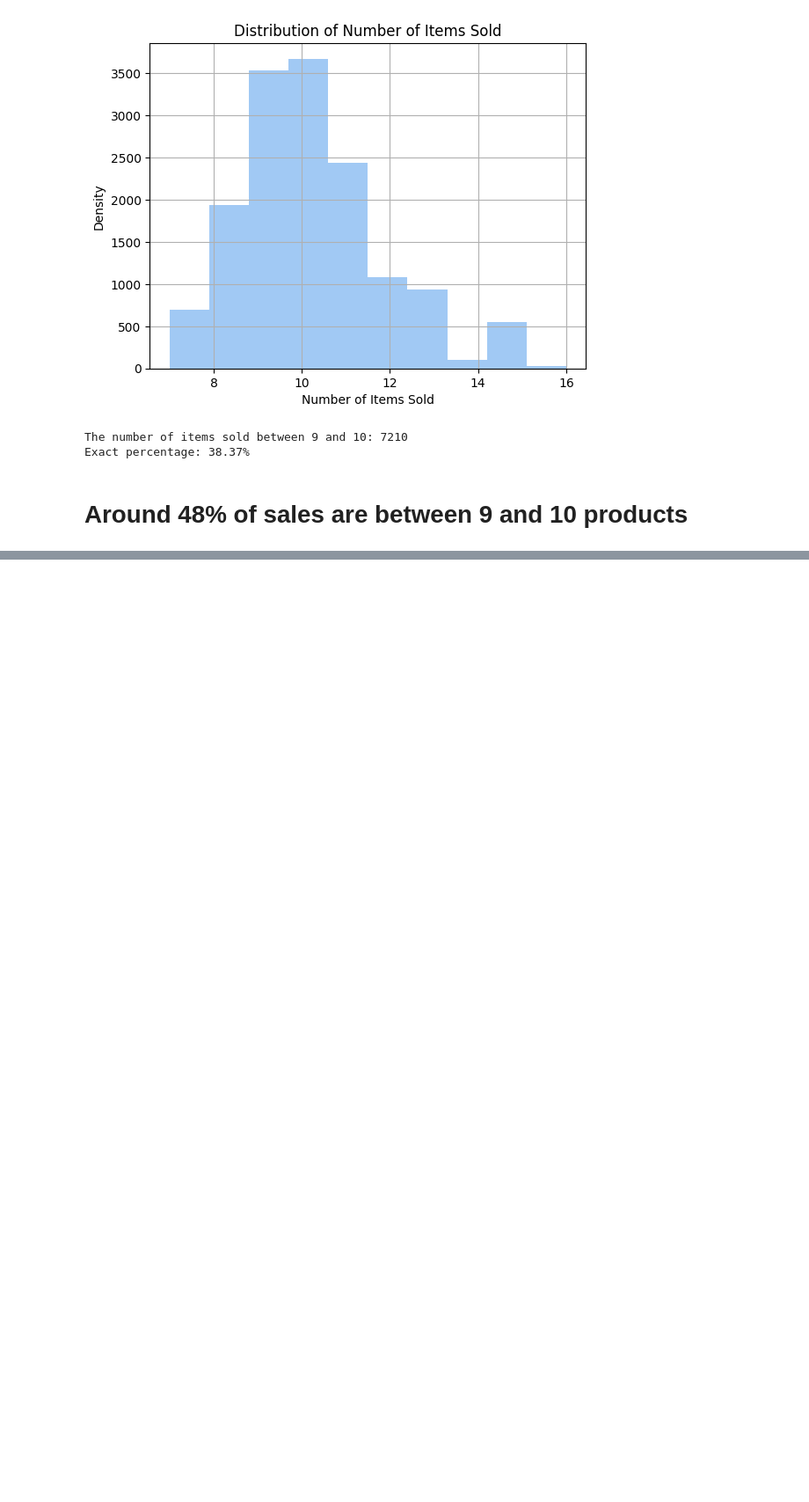
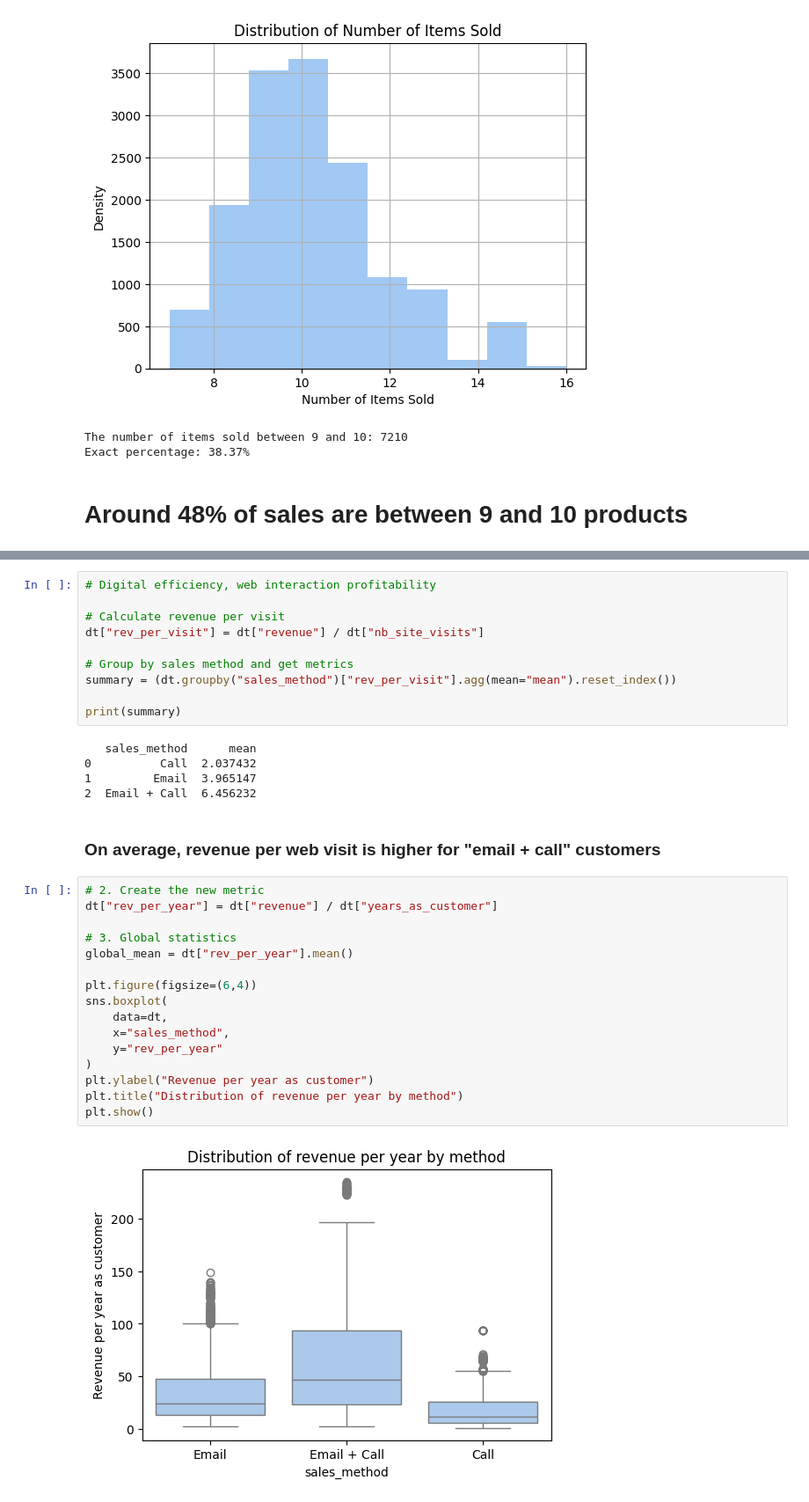
Before and after one commit to jean7-7-7/Proyectos, a Jupyter notebook: Certification.ipynb, the cells around one changed output, grey strips where cells are left out. Shown: that part at 88% size. Saved outputs shown, nothing was run; the diff lists cells and outputs as text; blank space fills up the shorter version.

```diff
--- a/Certification.ipynb
+++ b/Certification.ipynb
@@ -216,0 +246,35 @@ plt.show()
+# %%
+# Digital efficiency, web interaction profitability
+
+# Calculate revenue per visit
+dt["rev_per_visit"] = dt["revenue"] / dt["nb_site_visits"]
+
+# Group by sales method and get metrics
+summary = (dt.groupby("sales_method")["rev_per_visit"].agg(mean="mean").reset_index())
+
+print(summary)
+# %% [output]
+   sales_method      mean
+0          Call  2.037432
+1         Email  3.965147
+2  Email + Call  6.456232
+# %% [markdown]
+### On average, revenue per web visit is higher for "email + call" customers
+# %%
+# 2. Create the new metric
+dt["rev_per_year"] = dt["revenue"] / dt["years_as_customer"]
+
+# 3. Global statistics
+global_mean = dt["rev_per_year"].mean()
+
+plt.figure(figsize=(6,4))
+sns.boxplot(
+    data=dt,
+    x="sales_method",
+    y="rev_per_year"
+)
+plt.ylabel("Revenue per year as customer")
+plt.title("Distribution of revenue per year by method")
+plt.show()
+# %% [output]
+[figure, added]
```
Also changed, not shown: parts of 14 cells of this notebook.
